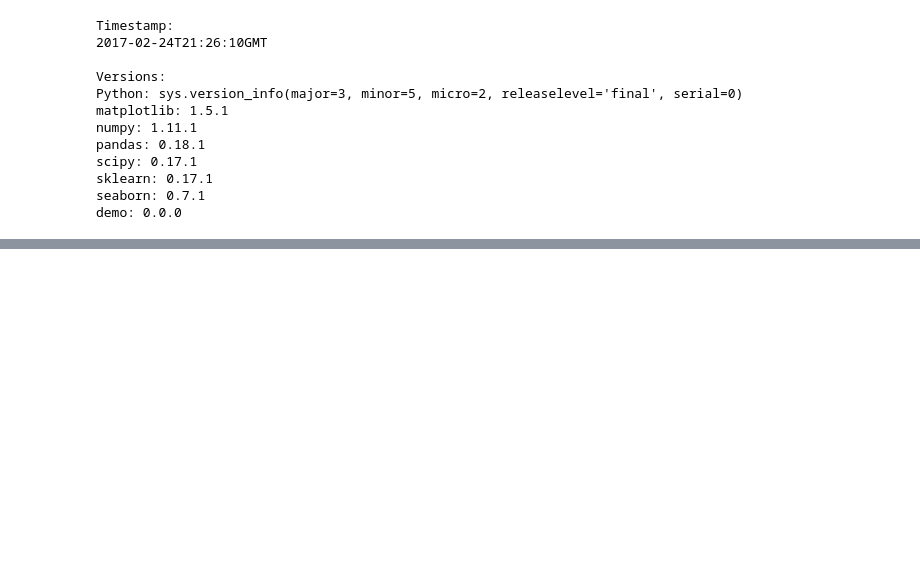
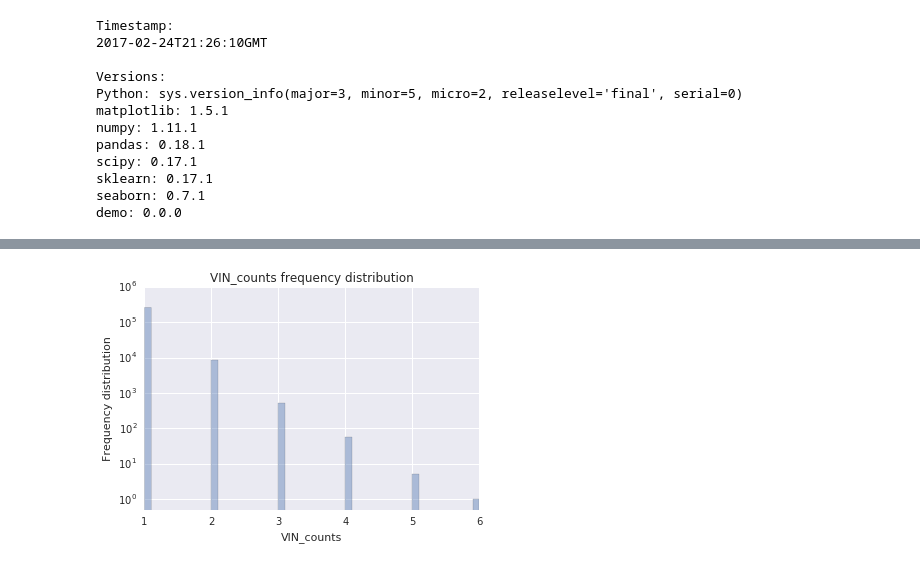
Before and after one commit to stharrold/demo, a Jupyter notebook: demo/app_predict/examples/example_app_predict_dev.ipynb, the cells around one changed output, grey strips where cells are left out. Cells and saved outputs as stored; diff of their text form; code cells hidden in the pictures; blank space fills up the shorter version.

```diff
--- a/demo/app_predict/examples/example_app_predict_dev.ipynb
+++ b/demo/app_predict/examples/example_app_predict_dev.ipynb
@@ -158,0 +206,13 @@ ERROR: Cell magic `%%R` not found.
+# %%
+# VIN, VIN_counts
+vin_counts = collections.Counter(df['VIN'].values)
+df['VIN_counts'] = df['VIN'].map(vin_counts)
+sns.distplot(list(vin_counts.values()), hist=True, kde=False, norm_hist=False)
+plt.title('VIN_counts frequency distribution')
+plt.xlabel('VIN_counts')
+plt.ylabel('Frequency distribution')
+plt.yscale('log')
+plt.ylim(ymin=0.5)
+plt.show()
+# %% [output]
+[figure, added]
```
Also changed, not shown: parts of 22 cells of this notebook, 1 other file.
